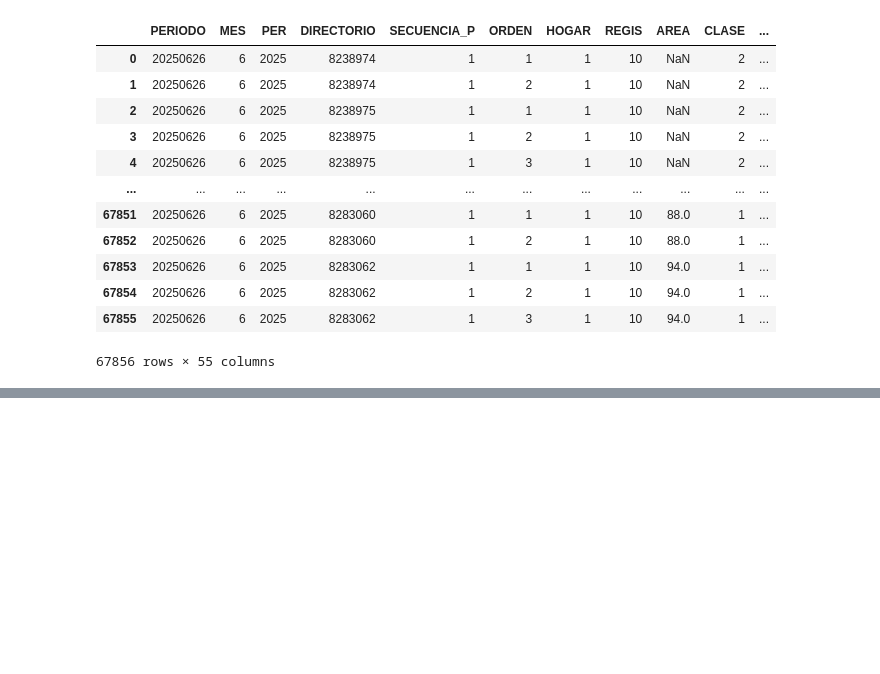
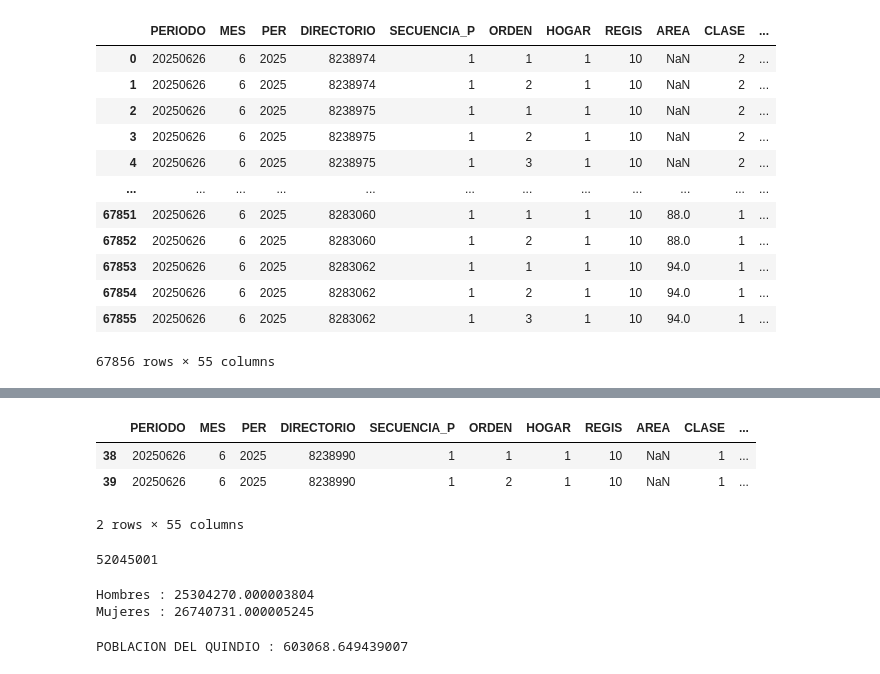
Before and after one commit to Juangarzon2345/11-agosto, a Jupyter notebook: cuaderno/02-GEIH24_Manipulacion_Tablas.ipynb, the cells around one changed output, grey strips where cells are left out. Drawn from its saved outputs; the diff is of its cells as text; code cells hidden in the pictures; blank space fills up the shorter version.

```diff
--- a/cuaderno/02-GEIH24_Manipulacion_Tablas.ipynb
+++ b/cuaderno/02-GEIH24_Manipulacion_Tablas.ipynb
@@ -97,0 +134,29 @@ df_cgsse2
+# %%
+#mirar cuantos individuos hay en la cantidad de hogares secuencia numero de hogares y orden numero de personas
+df_cgsse[df_cgsse["DIRECTORIO"]== 8238990]
+# %% [output]
+|  | PERIODO | MES | PER | DIRECTORIO | SECUENCIA_P | ORDEN | HOGAR | REGIS | AREA | CLASE | ... |
+| 38 | 20250626 | 6 | 2025 | 8238990 | 1 | 1 | 1 | 10 | NaN | 1 | ... |
+| 39 | 20250626 | 6 | 2025 | 8238990 | 1 | 2 | 1 | 10 | NaN | 1 | ... |
+2 rows × 55 columns
+# %%
+#factor expancion codigo o suma de todo
+PT = df_cgsse["FEX_C18"].sum()
+int(df_cgsse["FEX_C18"].sum())
+# %% [output]
+52045001
+# %%
+#CANTIDAD PERSONAS EN EL PAIS
+PH = df_cgsse2[df_cgsse2["P3271"]==1]["FEX_C18"].sum()
+PM = df_cgsse2[df_cgsse2["P3271"]==2]["FEX_C18"].sum()
+print(f"Hombres : {PH}")
+print(f"Mujeres : {PM}")
+# %% [output]
+Hombres : 25304270.000003804
+Mujeres : 26740731.000005245
+# %%
+#CALCULAR LA CANTIDAD DE PERSONAS DEL QUINDIO
+PQ = df_cgsse2[df_cgsse2["DPTO"]==63]["FEX_C18"].sum()
+print(f"POBLACION DEL QUINDIO : {PQ}")
+# %% [output]
+POBLACION DEL QUINDIO : 603068.649439007
```
Also changed, not shown: parts of 3 cells of this notebook.
